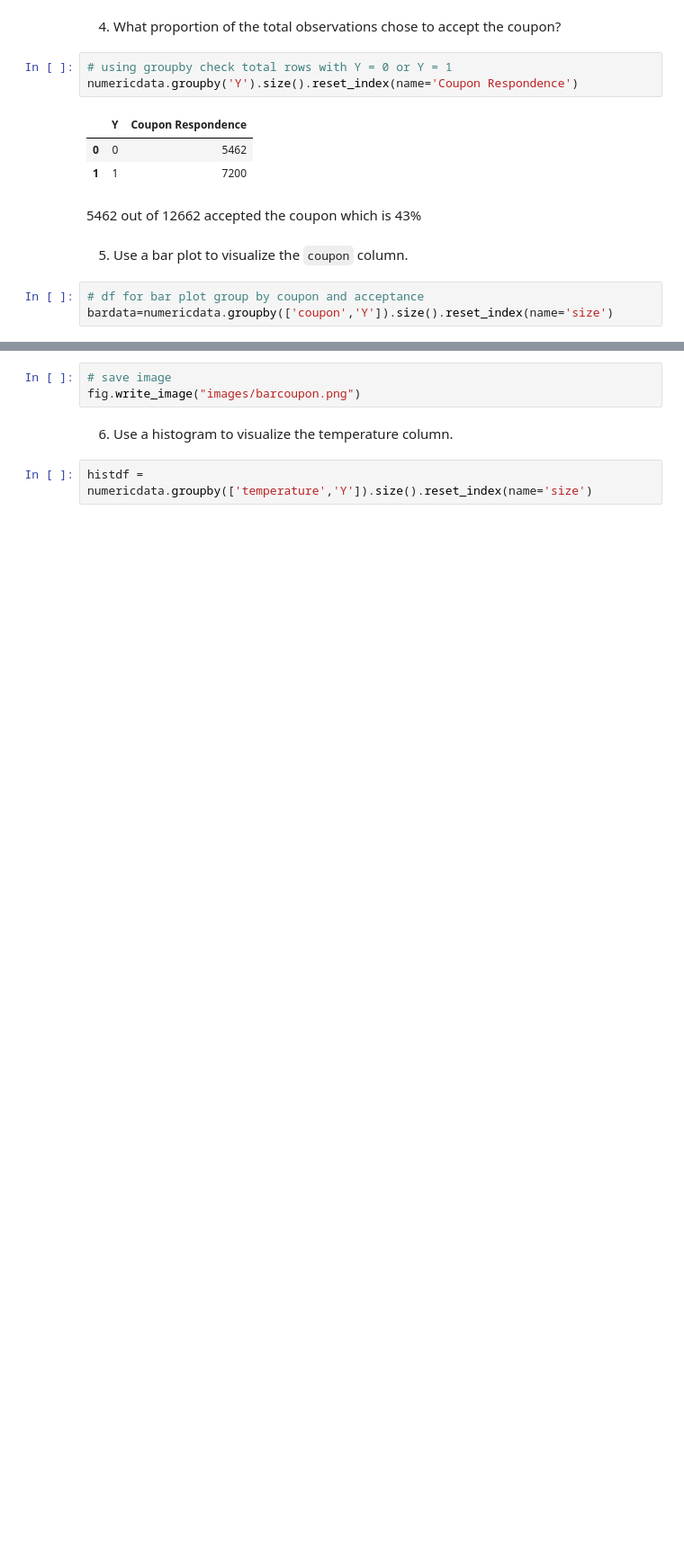
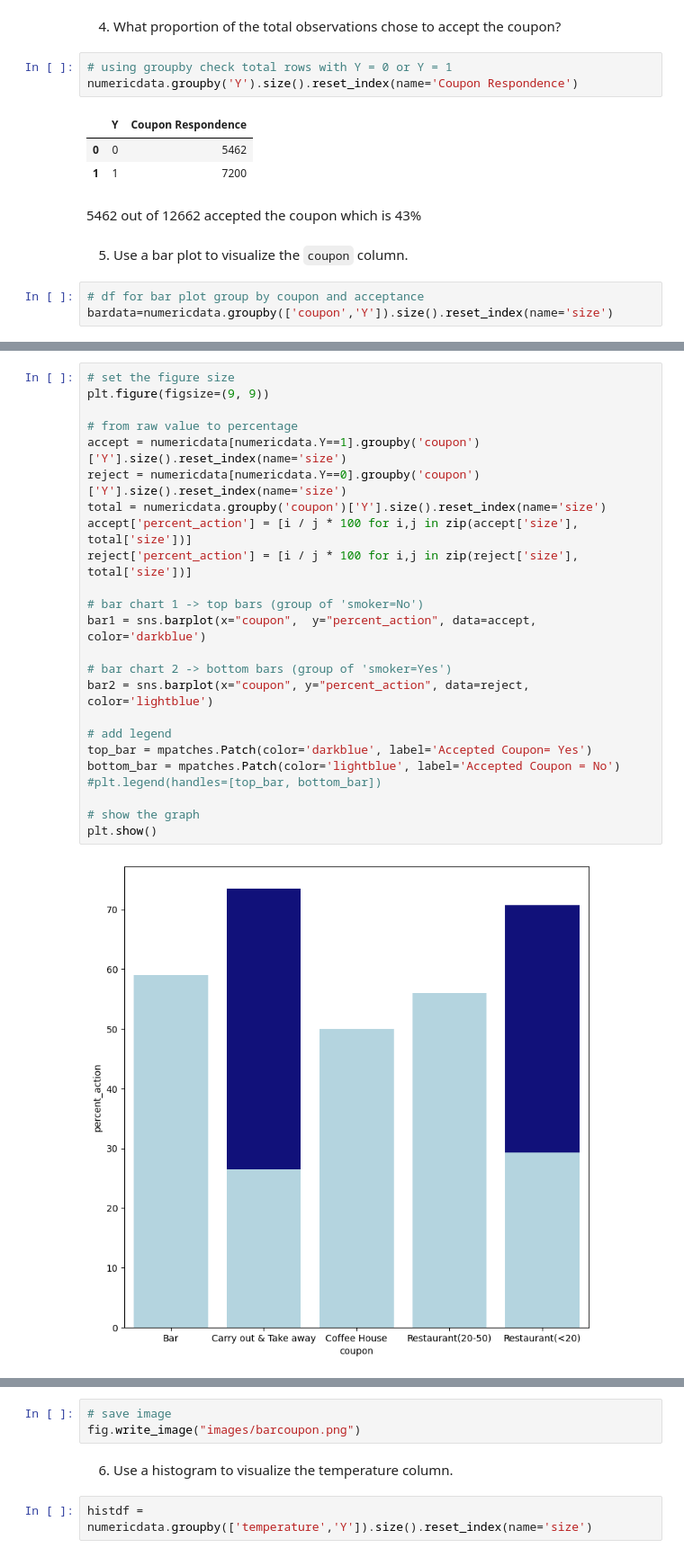
Before and after one commit to cdungca/ucb-ml-ai, a Jupyter notebook: assignment_5_1_starter/prompt.ipynb, the cells around one changed output, grey strips where cells are left out. Shown at 90% size. Cells and saved outputs as stored; diff of their text form; blank space fills up the shorter version.

```diff
--- a/assignment_5_1_starter/prompt.ipynb
+++ b/assignment_5_1_starter/prompt.ipynb
@@ -216,0 +279,26 @@ fig.show()
+# %%
+# set the figure size
+plt.figure(figsize=(9, 9))
+
+# from raw value to percentage
+accept = numericdata[numericdata.Y==1].groupby('coupon')['Y'].size().reset_index(name='size')
+reject = numericdata[numericdata.Y==0].groupby('coupon')['Y'].size().reset_index(name='size')
+total = numericdata.groupby('coupon')['Y'].size().reset_index(name='size')
+accept['percent_action'] = [i / j * 100 for i,j in zip(accept['size'], total['size'])]
+reject['percent_action'] = [i / j * 100 for i,j in zip(reject['size'], total['size'])]
+
+# bar chart 1 -> top bars (group of 'smoker=No')
+bar1 = sns.barplot(x="coupon",  y="percent_action", data=accept, color='darkblue')
+
+# bar chart 2 -> bottom bars (group of 'smoker=Yes')
+bar2 = sns.barplot(x="coupon", y="percent_action", data=reject, color='lightblue')
+
+# add legend
+top_bar = mpatches.Patch(color='darkblue', label='Accepted Coupon= Yes')
+bottom_bar = mpatches.Patch(color='lightblue', label='Accepted Coupon = No')
+#plt.legend(handles=[top_bar, bottom_bar])
+
+# show the graph
+plt.show()
+# %% [output]
+[figure, added]
```
Also changed, not shown: parts of 23 cells of this notebook, 5 other files.
